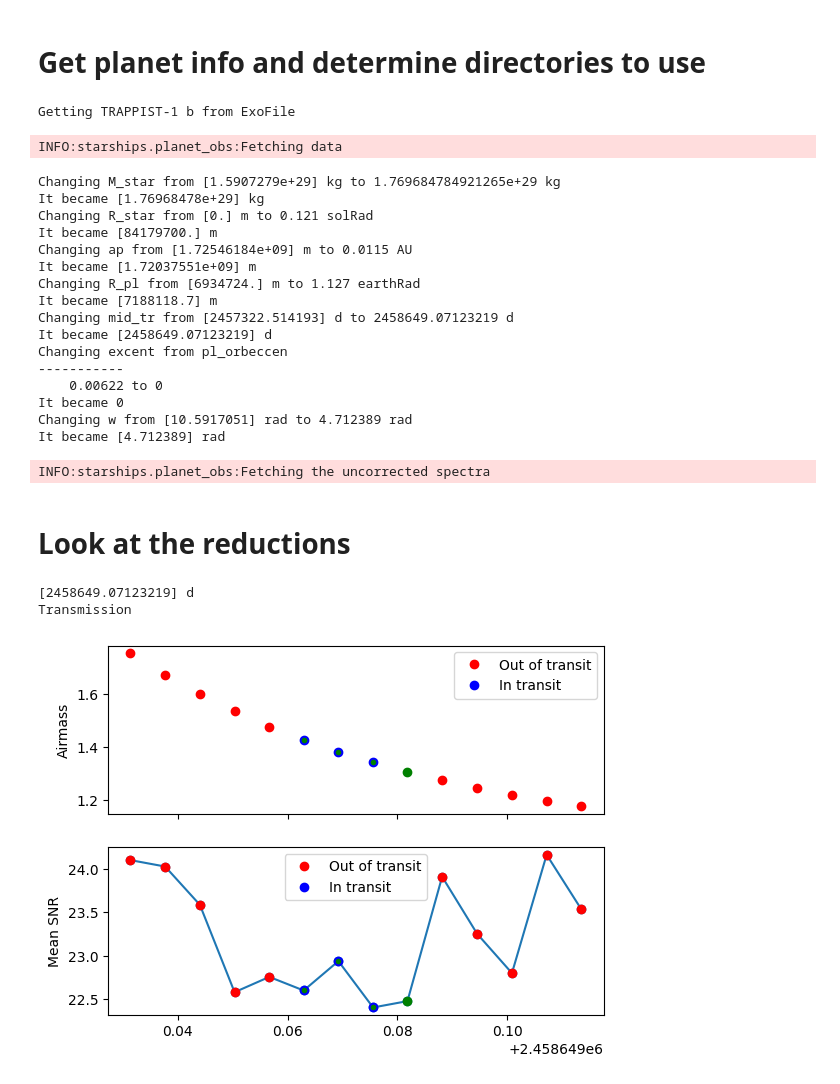
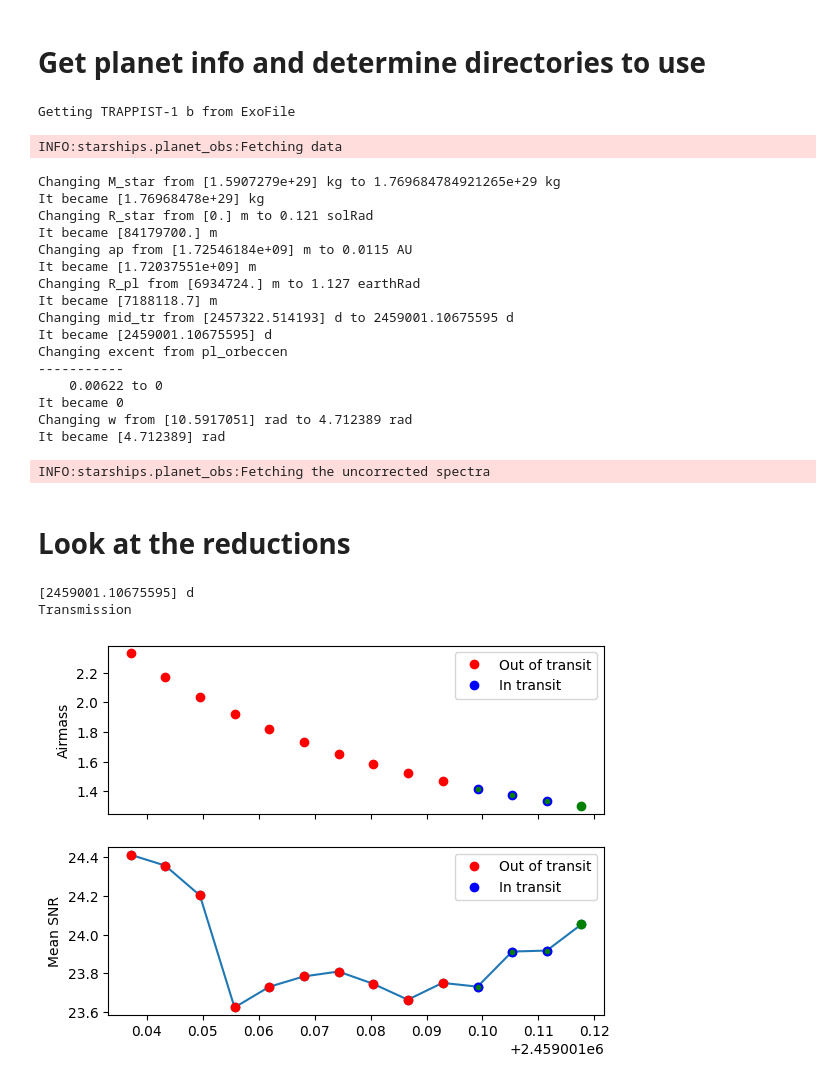
Before and after one commit to mathisbouffard/HRS_with_starships, a Jupyter notebook: HRS_analysis/SPIRou/Plot_reductions.ipynb, the cells around one changed output. Saved outputs shown, nothing was run; the diff lists cells and outputs as text; code cells hidden in the pictures.

```diff
--- a/HRS_analysis/SPIRou/Plot_reductions.ipynb
+++ b/HRS_analysis/SPIRou/Plot_reductions.ipynb
@@ -79,7 +79,7 @@ e      = 0                  # eccentricity
 w      = 4.712389*u.rad     # argument of periapsis (equal to 270 degrees)
 
 # Mid-transit time (BJD) of this visit
-mid_tr = 2458649.07123219*u.d  # calculated from Agol et al. 2021
+mid_tr = 2459001.10675595*u.d  # calculated from Agol et al. 2021
 
 
 
@@ -109,8 +109,8 @@ Changing ap from [1.72546184e+09] m to 0.0115 AU
 It became [1.72037551e+09] m
 Changing R_pl from [6934724.] m to 1.127 earthRad
 It became [7188118.7] m
-Changing mid_tr from [2457322.514193] d to 2458649.07123219 d
-It became [2458649.07123219] d
+Changing mid_tr from [2457322.514193] d to 2459001.10675595 d
+It became [2459001.10675595] d
 Changing excent from pl_orbeccen
 -----------
     0.00622 to 0
@@ -122,28 +122,27 @@ INFO:starships.planet_obs:Fetching the uncorrected spectra
 # Look at the reductions
 # %%
 # Name of reduction sequence files
-seq_file_list = ["sequence_1-pc_mask_wings97_data_trs_2019-06-14.npz",
-                 # "sequence_2-pc_mask_wings97_data_trs_2019-06-14.npz",
-                 # "sequence_3-pc_mask_wings97_data_trs_2019-06-14.npz",
-                 # "sequence_4-pc_mask_wings97_data_trs_2019-06-14.npz",
-                 # "sequence_5-pc_mask_wings97_data_trs_2019-06-14.npz",
-                 # "sequence_6-pc_mask_wings97_data_trs_2019-06-14.npz",
-                 # "sequence_7-pc_mask_wings97_data_trs_2019-06-14.npz",
-                 # "sequence_8-pc_mask_wings97_data_trs_2019-06-14.npz",
+seq_file_list = ["sequence_1-pc_mask_wings97_data_trs_2020-05-31.npz",
+                 # "sequence_2-pc_mask_wings97_data_trs_2020-05-31.npz",
+                 # "sequence_3-pc_mask_wings97_data_trs_2020-05-31.npz",
+                 # "sequence_4-pc_mask_wings97_data_trs_2020-05-31.npz",
+                 # "sequence_5-pc_mask_wings97_data_trs_2020-05-31.npz",
+                 # "sequence_6-pc_mask_wings97_data_trs_2020-05-31.npz",
+                 # "sequence_7-pc_mask_wings97_data_trs_2020-05-31.npz",
                 ]
 
 #----------------------------#
 
 # Plot airmass and mean SNR
 seq_obj_list = []
 
 for seq_file in seq_file_list:
     sequence_obj = pl_obs.load_single_sequences(seq_file, name=pl_name, planet=p, path=out_dir, load_all=True)
     seq_obj_list.append(sequence_obj)
 # %% [output]
-[2458649.07123219] d
+[2459001.10675595] d
 Transmission
-[figure, old version]
+[figure, new version]
 # %%
 # Plot airmass and mean SNR per order/exposure
 
```
Also changed, not shown: parts of 7 cells of this notebook, 1 other file.
